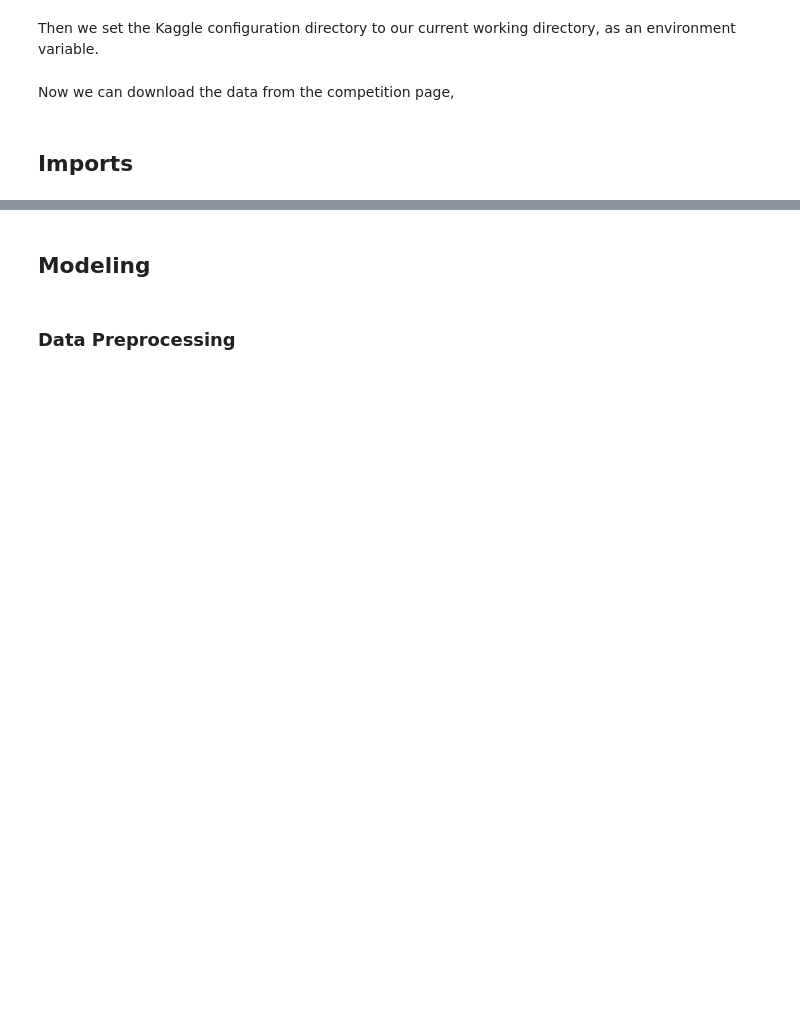
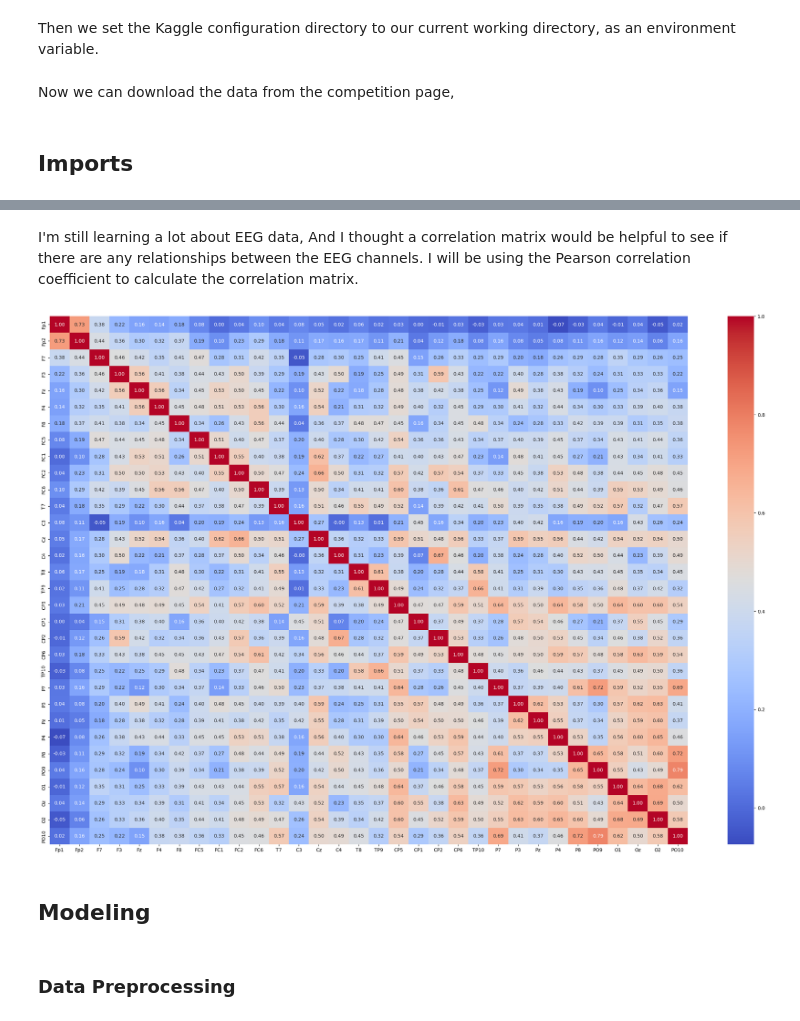
Before and after one commit to PhitoDev/BCI-EEG-Research, a Jupyter notebook: notebooks/kaggle-eeg-tree-ensembles.ipynb, the cells around one changed output, grey strips where cells are left out. Drawn from its saved outputs; the diff is of its cells as text; code cells hidden in the pictures; blank space fills up the shorter version.

```diff
--- a/notebooks/kaggle-eeg-tree-ensembles.ipynb
+++ b/notebooks/kaggle-eeg-tree-ensembles.ipynb
@@ -73,7 +124,24 @@ display(features.info(), features.describe(), features.head(), labels.info(), la
 # %%
+label_names = labels.columns
+
 def load_series_data(subject, series):
     features = pd.read_csv(f'{data_path}/subj{subject}_series{series}_data.csv')
     labels = pd.read_csv(f'{data_path}/subj{subject}_series{series}_events.csv')
     return features, labels
 
-features, labels = load_series_data(1, 1)
+def merge_labels(features, labels):
+    data = features.copy()
+    data = data.merge(labels, on='id')
+    data.drop(columns=['id'], inplace=True)
+    return data
+
+def get_training_batch(series):
+    features, labels = load_series_data(1, series)
+    data = merge_labels(features, labels)
+    for i in range(2, 13):
+        features, labels = load_series_data(i, series)
+        data = pd.concat([data, merge_labels(features, labels)])
+    return data
+
+analysis_data = get_training_batch(1)
+analysis_data.head()
@@ -80,8 +155,12 @@ features, labels = load_series_data(1, 1)
+# %% [markdown]
+I'm still learning a lot about EEG data, And I thought a correlation matrix would be helpful to see if there are any relationships between the EEG channels. I will be using the Pearson correlation coefficient to calculate the correlation matrix.
 # %%
-corr = features.drop(columns=['id']).corr()
+corr = analysis_data.drop(columns=label_names).corr(method='pearson')
 plt.figure(figsize=(30, 20))
 sns.heatmap(corr, annot=True, cmap='coolwarm', fmt=".2f")
 plt.show()
+# %% [output]
+[figure, added]
 # %% [markdown]
 ## **Modeling**
 # %% [markdown]
```
Also changed, not shown: parts of 18 cells of this notebook, 2 other files.
